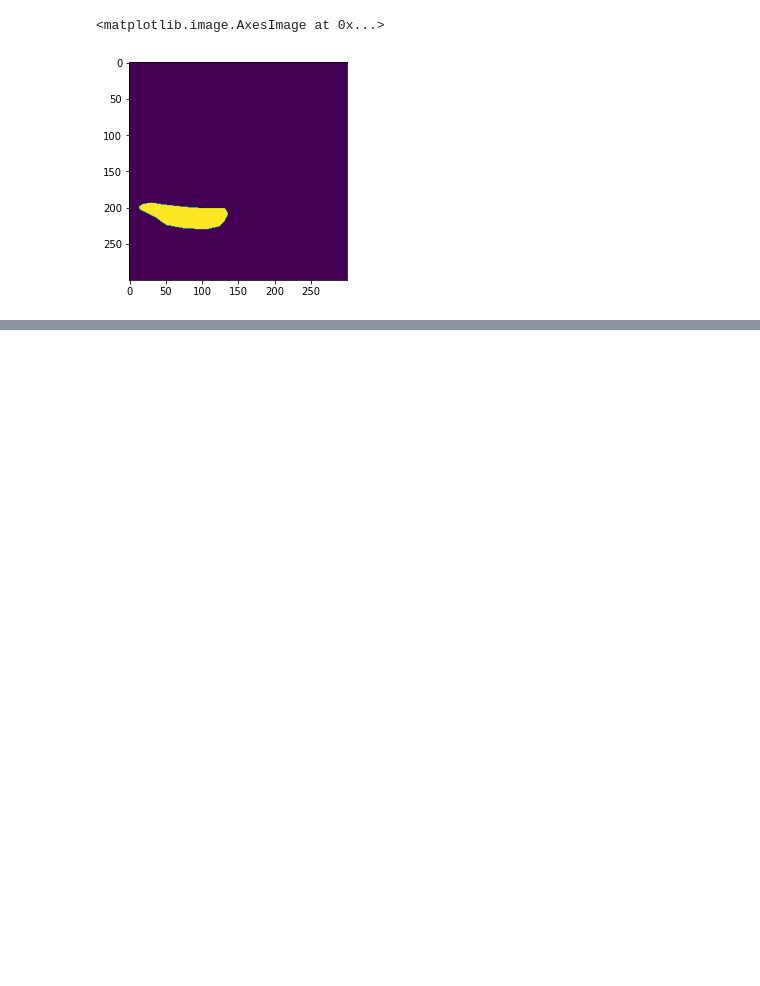
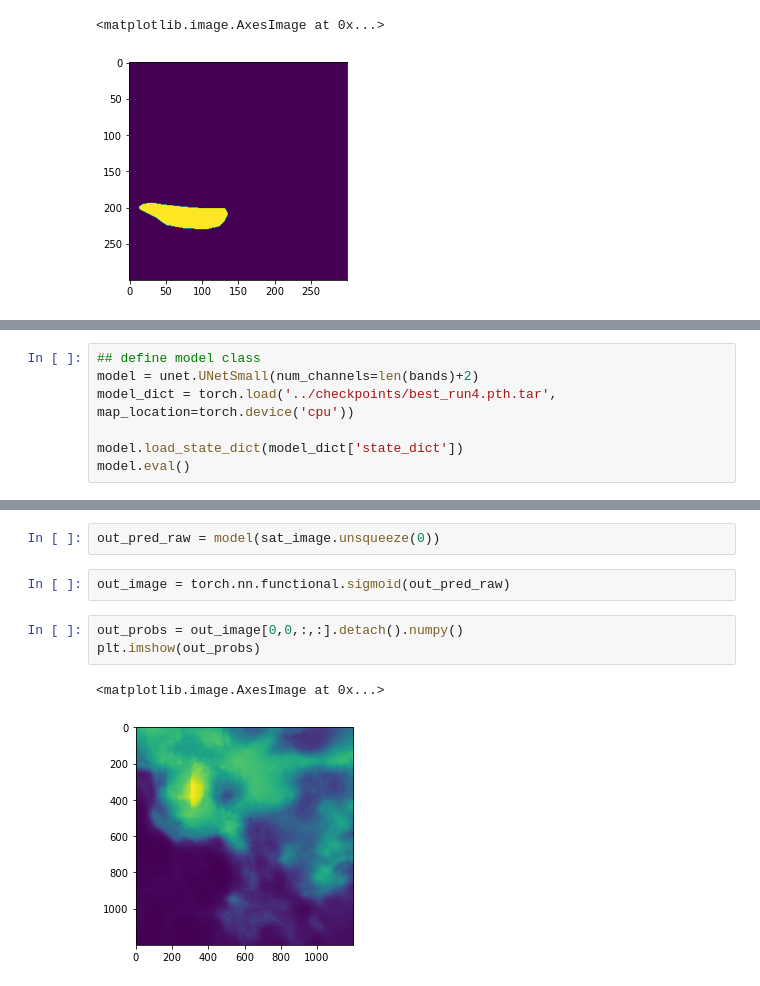
Before and after one commit to jeffwen/smoke_segmentation, a Jupyter notebook: notebooks/3-1_pytorch_network_training.ipynb, the cells around one changed output, grey strips where cells are left out. Drawn from its saved outputs; the diff is of its cells as text; blank space fills up the shorter version.

```diff
--- a/notebooks/3-1_pytorch_network_training.ipynb
+++ b/notebooks/3-1_pytorch_network_training.ipynb
@@ -64,0 +156,7 @@ plt.imshow(blah[2,:,:].cpu().numpy())
+# %%
+## define model class
+model = unet.UNetSmall(num_channels=len(bands)+2)
+model_dict = torch.load('../checkpoints/best_run4.pth.tar', map_location=torch.device('cpu'))
+
+model.load_state_dict(model_dict['state_dict'])
+model.eval()
@@ -64,0 +181,10 @@ plt.imshow(blah[2,:,:].cpu().numpy())
+# %%
+out_pred_raw = model(sat_image.unsqueeze(0))
+# %%
+out_image = torch.nn.functional.sigmoid(out_pred_raw)
+# %%
+out_probs = out_image[0,0,:,:].detach().numpy()
+plt.imshow(out_probs)
+# %% [output]
+<matplotlib.image.AxesImage at 0x...>
+[figure, added]
```
Also changed, not shown: parts of 27 cells of this notebook, 2 other files.
